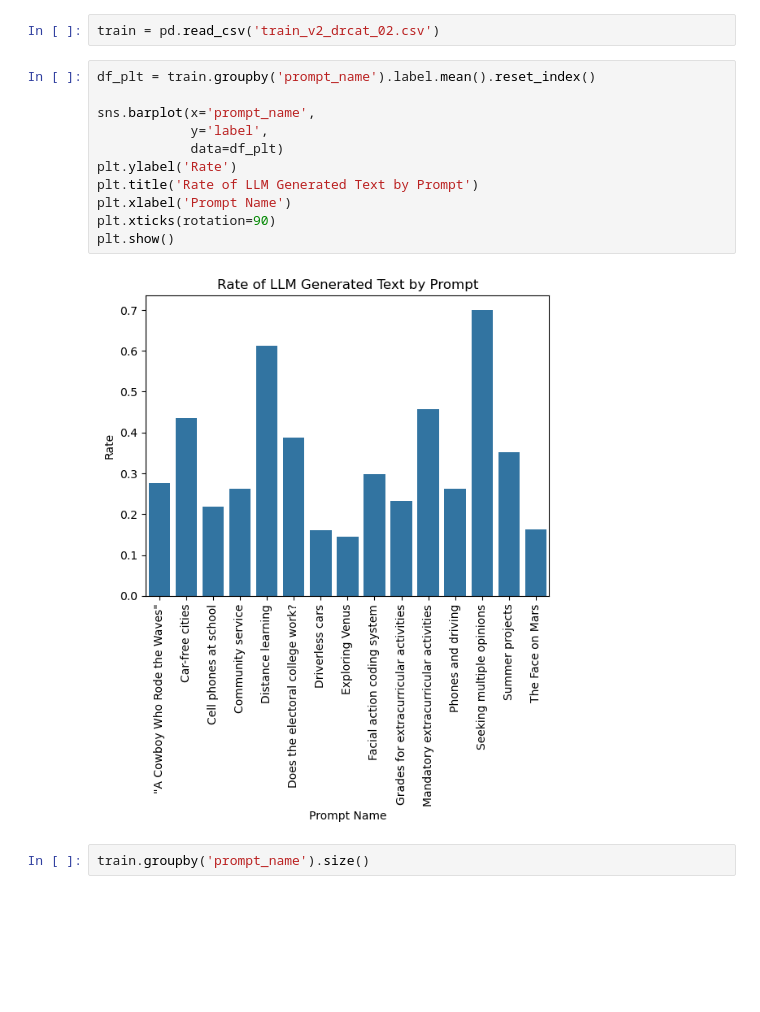
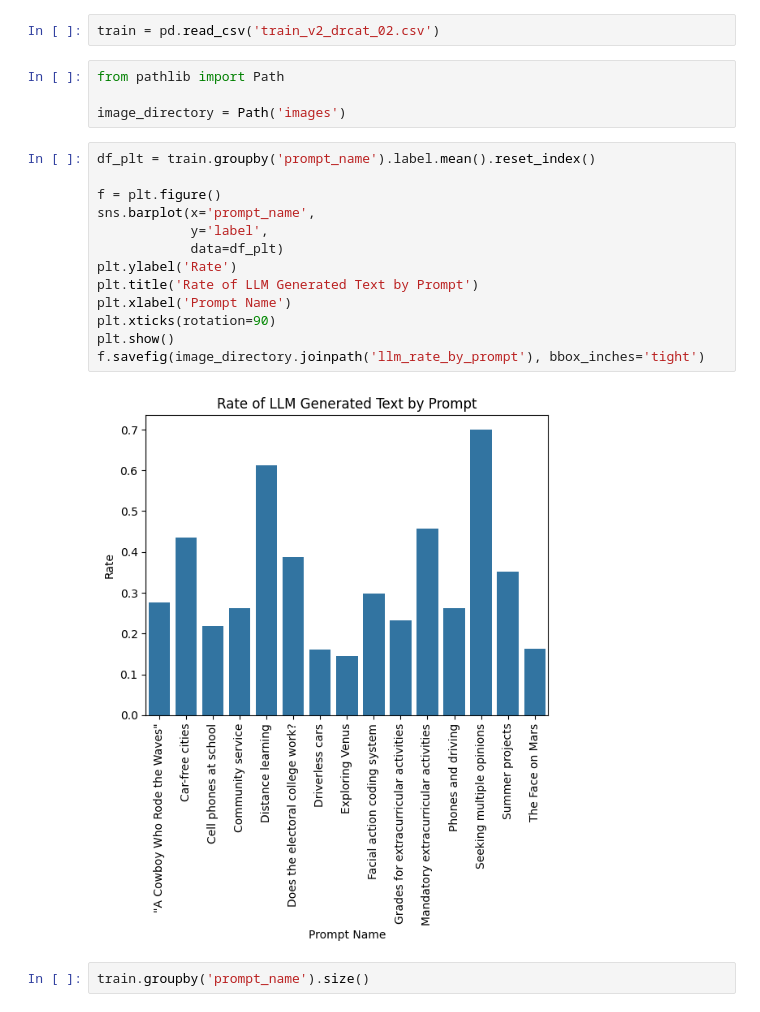
Before and after one commit to jgwaugh/ai-text-detection, a Jupyter notebook: genai_text_prediction.ipynb, the cells around one changed output. Saved outputs shown, nothing was run; the diff lists cells and outputs as text; blank space fills up the shorter version.

```diff
--- a/genai_text_prediction.ipynb
+++ b/genai_text_prediction.ipynb
@@ -21,19 +21,25 @@ import seaborn as sns
 #! pip install accelerate
 # %%
 train = pd.read_csv('train_v2_drcat_02.csv')
+# %%
+from pathlib import Path
+
+image_directory = Path('images')
 # %%
 df_plt = train.groupby('prompt_name').label.mean().reset_index()
 
+f = plt.figure()
 sns.barplot(x='prompt_name',
             y='label',
             data=df_plt)
 plt.ylabel('Rate')
 plt.title('Rate of LLM Generated Text by Prompt')
 plt.xlabel('Prompt Name')
 plt.xticks(rotation=90)
 plt.show()
+f.savefig(image_directory.joinpath('llm_rate_by_prompt'), bbox_inches='tight')
 # %% [output]
-[figure, old version]
+[figure, new version]
 # %%
 train.groupby('prompt_name').size()
 # %% [output]
```
Also changed, not shown: parts of 24 cells of this notebook.
